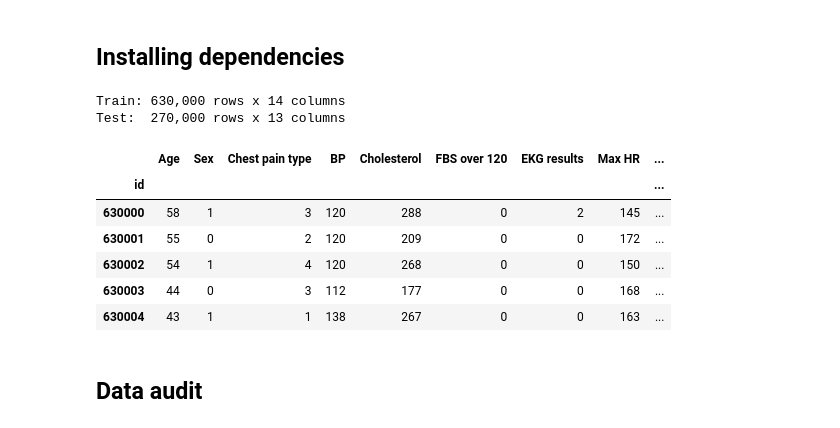
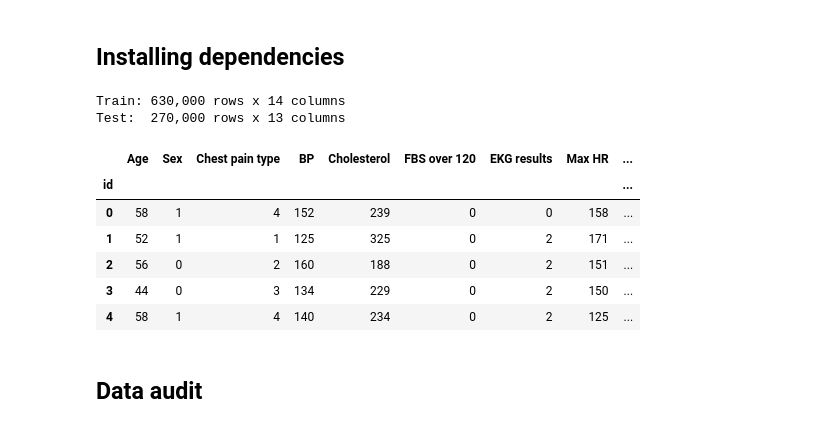
Before and after one commit to Lanes11/heart_disease_kaggle, a Jupyter notebook: main.ipynb, the cells around one changed output. Drawn from its saved outputs; the diff is of its cells as text; code cells hidden in the pictures.

```diff
--- a/main.ipynb
+++ b/main.ipynb
@@ -18,26 +23,30 @@ pd.set_option('display.max_columns', None)
 # %%
 DATA_DIR = Path('datasets')
 TRAIN_PATH = DATA_DIR / 'train.csv'
 TEST_PATH = DATA_DIR / 'test.csv'
 TARGET = 'Heart Disease'
 
 train_df = pd.read_csv(TRAIN_PATH, index_col="id")
+train_df[TARGET] = train_df[TARGET].replace({'Presence': 1, 'Absence': 0})
 test_df = pd.read_csv(TEST_PATH, index_col="id")
+
+feature_columns = [c for c in train_df.columns if c not in [TARGET, 'id']]
+continuous_features = ['Age', 'BP', 'Cholesterol', 'Max HR', 'ST depression']
+categorical_features = [column for column in feature_columns if column not in continuous_features]
 
 print(f'Train: {train_df.shape[0]:,} rows x {train_df.shape[1]} columns')
 print(f'Test:  {test_df.shape[0]:,} rows x {test_df.shape[1]} columns')
 train_df.head()
-test_df.head()
 # %% [output]
 Train: 630,000 rows x 14 columns
 Test:  270,000 rows x 13 columns
 |  | Age | Sex | Chest pain type | BP | Cholesterol | FBS over 120 | EKG results | Max HR | ... |
 | id |  |  |  |  |  |  |  |  | ... |
-| 630000 | 58 | 1 | 3 | 120 | 288 | 0 | 2 | 145 | ... |
-| 630001 | 55 | 0 | 2 | 120 | 209 | 0 | 0 | 172 | ... |
-| 630002 | 54 | 1 | 4 | 120 | 268 | 0 | 0 | 150 | ... |
-| 630003 | 44 | 0 | 3 | 112 | 177 | 0 | 0 | 168 | ... |
-| 630004 | 43 | 1 | 1 | 138 | 267 | 0 | 0 | 163 | ... |
+| 0 | 58 | 1 | 4 | 152 | 239 | 0 | 0 | 158 | ... |
+| 1 | 52 | 1 | 1 | 125 | 325 | 0 | 2 | 171 | ... |
+| 2 | 56 | 0 | 2 | 160 | 188 | 0 | 2 | 151 | ... |
+| 3 | 44 | 0 | 3 | 134 | 229 | 0 | 2 | 150 | ... |
+| 4 | 58 | 1 | 4 | 140 | 234 | 0 | 2 | 125 | ... |
 # %% [markdown]
 ## Data audit
 # %%
```
Also changed, not shown: parts of 10 cells of this notebook.
